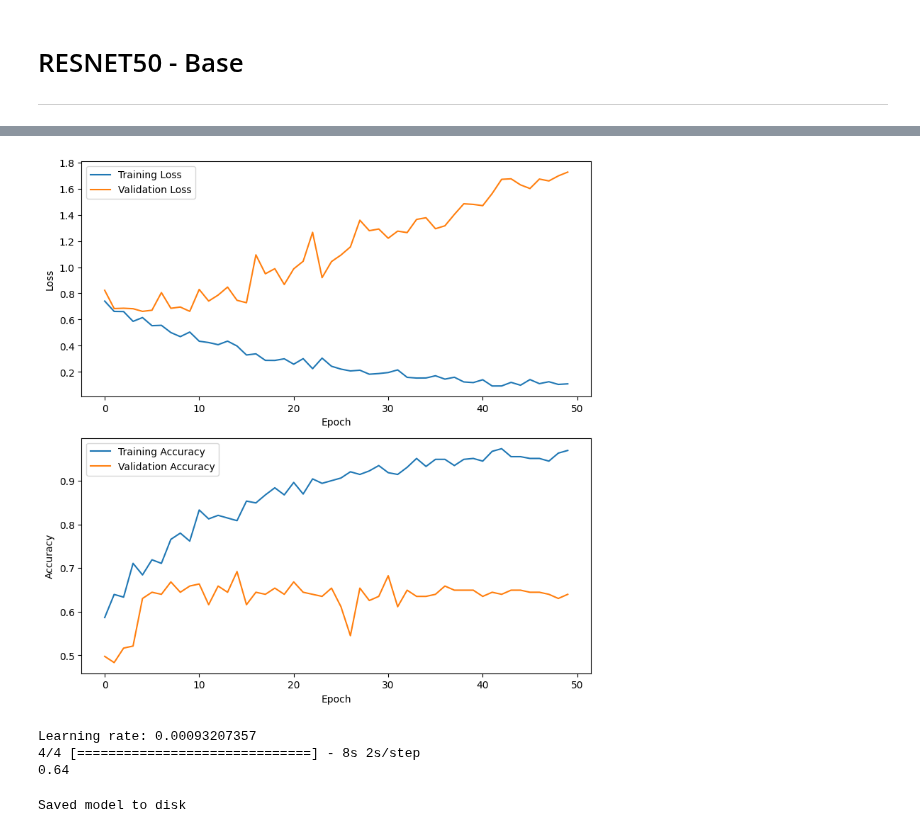
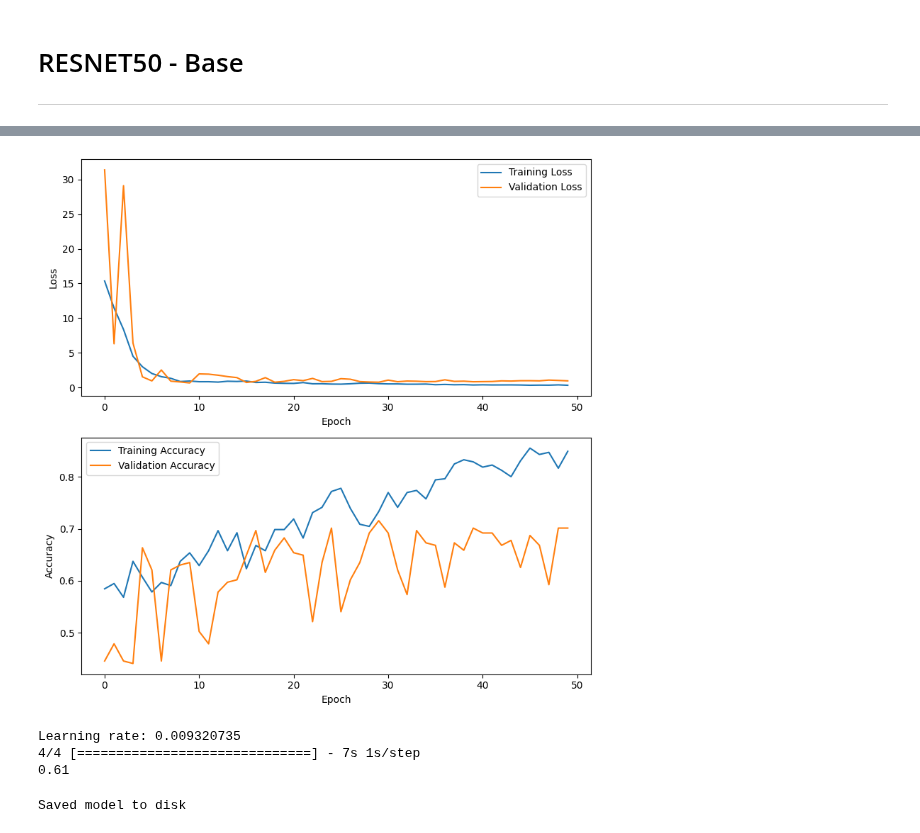
Before and after one commit to Shahriar-0/Neural-Networks-and-Deep-Learning-Course-Projects-S2024, a Jupyter notebook: HW2-ConvolutionalNeuralNetworks/src/DataAugmentationEffectOnFineTunedCNN.ipynb, the cells around one changed output, grey strips where cells are left out. Cells and saved outputs as stored; diff of their text form; code cells hidden in the pictures.

Commit message:
update data augmentation
Co-Authored-By: Matin Bazrafshan <matinbazrafshan2003@gmail.com>

```diff
--- a/HW2-ConvolutionalNeuralNetworks/src/DataAugmentationEffectOnFineTunedCNN.ipynb
+++ b/HW2-ConvolutionalNeuralNetworks/src/DataAugmentationEffectOnFineTunedCNN.ipynb
@@ -313,4 +330,5 @@ evaluate_test(model)
 ---
 # %%
 cnn_base, model = create_model_vgg16()
-# model = load_weights(model, weights_path="../models/base_model_vgg16.keras")
+model = load_weights(model, weights_path='base_model_vgg16.h5')
+evaluate_test(model)
@@ -348,19 +370,18 @@ _________________________________________________________________
 # %%
 import tensorflow as tf
 
-optimizer = keras.optimizers.SGD(learning_rate=2e-5, momentum=0.9)
-model.compile(
-    optimizer=optimizer, loss="categorical_crossentropy", metrics=["accuracy"]
-)
+optimizer = keras.optimizers.SGD(learning_rate=1e-4, momentum=0.9)
+model.compile(optimizer=optimizer, loss='categorical_crossentropy', metrics=['accuracy'])
 
 with tf.device("/gpu:0"):
     history = model.fit(
-        x=train_datagen,
-        epochs=10,
-        steps_per_epoch=5,
-        batch_size=10,
-        validation_data=valid_datagen,
-        validation_steps=10,
-        callbacks=[LR_sched],
+        x = train_datagen,
+        epochs = 50,
+        steps_per_epoch = 50,
+        validation_data = valid_datagen,
+        callbacks = [LR_sched]
     )
+plot_metrics(history)
+
+evaluate_test(model)
 # %% [output]
@@ -403,20 +436,18 @@ ____________________________________________________________________________
 # %%
 import tensorflow as tf
 
-optimizer = keras.optimizers.SGD(learning_rate=0.01, momentum=0.9)
+optimizer = keras.optimizers.SGD(learning_rate=0.1, momentum=0.9)
 
-model.compile(
-    optimizer=optimizer, loss="categorical_crossentropy", metrics=["accuracy"]
-)
+model.compile(optimizer=optimizer, loss='categorical_crossentropy', metrics=['accuracy'])
 
 with tf.device("/gpu:0"):
     history = model.fit(
-        x=X_train,
-        y=y_train,
-        epochs=50,
-        batch_size=10,
-        validation_data=(X_valid, y_valid),
-        callbacks=[LR_sched],
+        x = X_train,
+        y = y_train,
+        epochs = 50,
+        batch_size = 10,
+        validation_data = (X_valid, y_valid),
+        callbacks = [LR_sched]
     )
 plot_metrics(history)
 
@@ -443,5 +474,5 @@ Epoch 50/50
-[figure, old version]
+[figure, new version]
-Learning rate: 0.00093207357
-4/4 [==============================] - 8s 2s/step
-0.64
+Learning rate: 0.009320735
+4/4 [==============================] - 7s 1s/step
+0.61
 # %%
```
Also changed, not shown: parts of 37 cells of this notebook.
